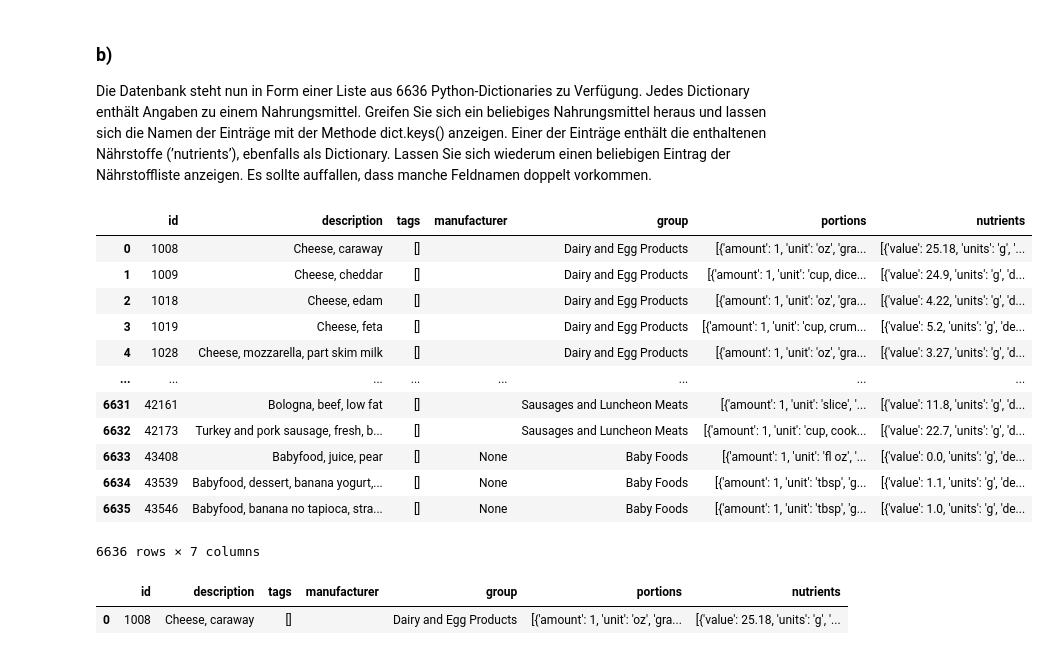
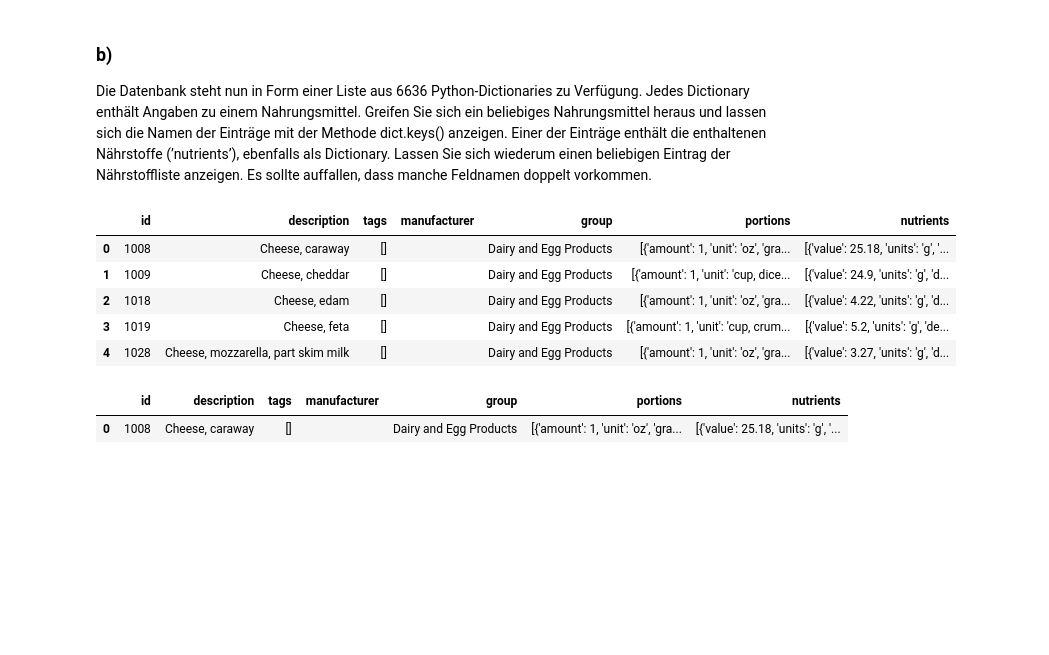
Before and after one commit to LasterSlaster/ML_A2, a Jupyter notebook: Aufgabe1.ipynb, the cells around one changed output. Saved outputs shown, nothing was run; the diff lists cells and outputs as text; code cells hidden in the pictures; blank space fills up the shorter version.

```diff
--- a/Aufgabe1.ipynb
+++ b/Aufgabe1.ipynb
@@ -134,21 +159,14 @@ anzeigen. Einer der Einträge enthält die enthaltenen Nährstoffe (’nutrients
 Dictionary. Lassen Sie sich wiederum einen beliebigen Eintrag der Nährstoffliste anzeigen.
 Es sollte auffallen, dass manche Feldnamen doppelt vorkommen.
 # %%
-foods
+foods.head()
 # %% [output]
 |  | id | description | tags | manufacturer | group | portions | nutrients |
 | 0 | 1008 | Cheese, caraway | [] |  | Dairy and Egg Products | [{'amount': 1, 'unit': 'oz', 'gra... | [{'value': 25.18, 'units': 'g', '... |
 | 1 | 1009 | Cheese, cheddar | [] |  | Dairy and Egg Products | [{'amount': 1, 'unit': 'cup, dice... | [{'value': 24.9, 'units': 'g', 'd... |
 | 2 | 1018 | Cheese, edam | [] |  | Dairy and Egg Products | [{'amount': 1, 'unit': 'oz', 'gra... | [{'value': 4.22, 'units': 'g', 'd... |
 | 3 | 1019 | Cheese, feta | [] |  | Dairy and Egg Products | [{'amount': 1, 'unit': 'cup, crum... | [{'value': 5.2, 'units': 'g', 'de... |
 | 4 | 1028 | Cheese, mozzarella, part skim milk | [] |  | Dairy and Egg Products | [{'amount': 1, 'unit': 'oz', 'gra... | [{'value': 3.27, 'units': 'g', 'd... |
-| ... | ... | ... | ... | ... | ... | ... | ... |
-| 6631 | 42161 | Bologna, beef, low fat | [] |  | Sausages and Luncheon Meats | [{'amount': 1, 'unit': 'slice', '... | [{'value': 11.8, 'units': 'g', 'd... |
-| 6632 | 42173 | Turkey and pork sausage, fresh, b... | [] |  | Sausages and Luncheon Meats | [{'amount': 1, 'unit': 'cup, cook... | [{'value': 22.7, 'units': 'g', 'd... |
-| 6633 | 43408 | Babyfood, juice, pear | [] | None | Baby Foods | [{'amount': 1, 'unit': 'fl oz', '... | [{'value': 0.0, 'units': 'g', 'de... |
-| 6634 | 43539 | Babyfood, dessert, banana yogurt,... | [] | None | Baby Foods | [{'amount': 1, 'unit': 'tbsp', 'g... | [{'value': 1.1, 'units': 'g', 'de... |
-| 6635 | 43546 | Babyfood, banana no tapioca, stra... | [] | None | Baby Foods | [{'amount': 1, 'unit': 'tbsp', 'g... | [{'value': 1.0, 'units': 'g', 'de... |
-6636 rows × 7 columns
 # %%
 foods.loc[[0]]
 # %% [output]
```
Also changed, not shown: parts of 9 cells of this notebook.
